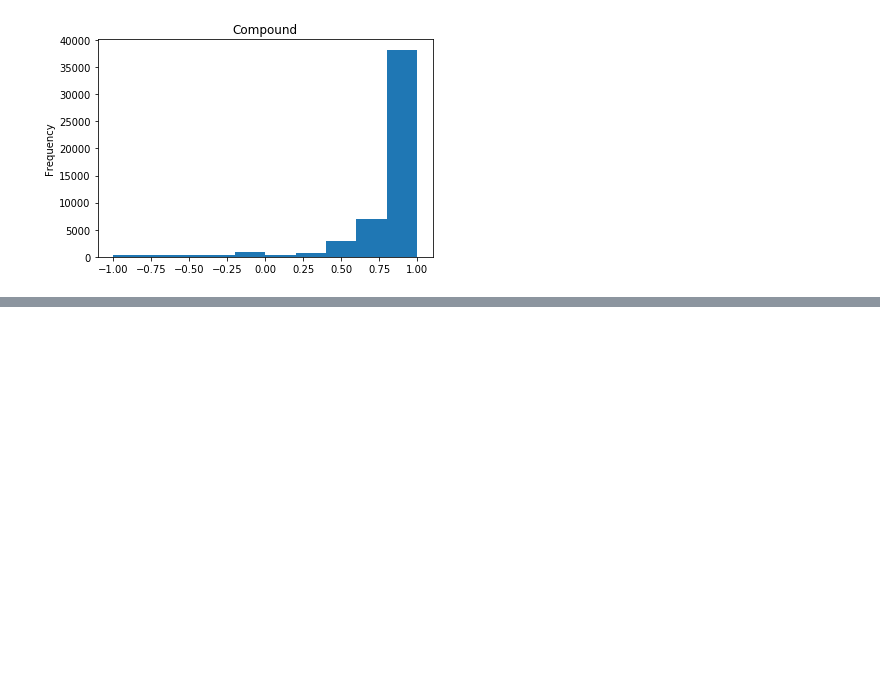
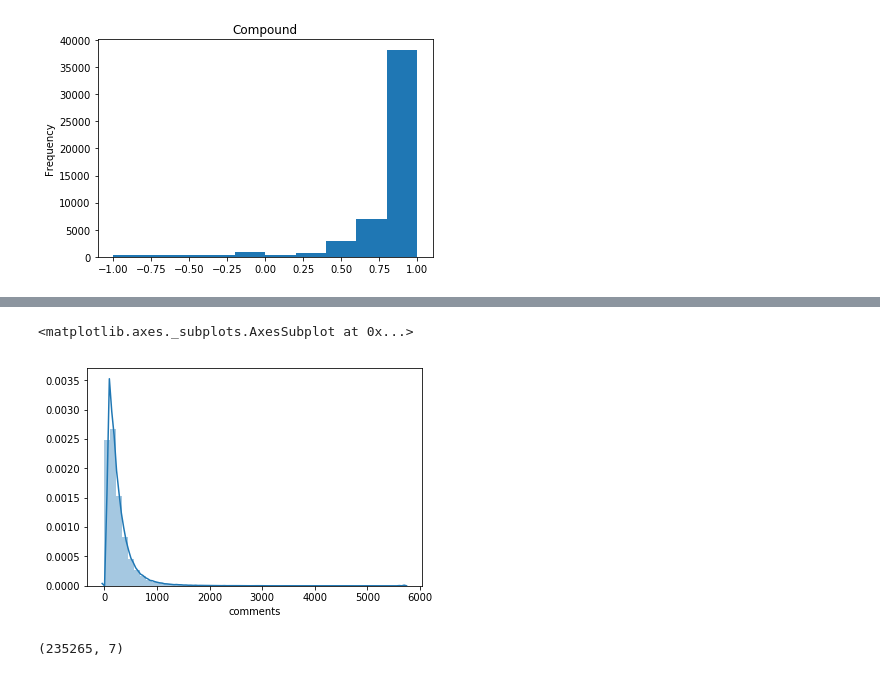
Before and after one commit to ivorydaae/airbnb-reviews-nlp, a Jupyter notebook: sentiment_analysis.ipynb, the cells around one changed output, grey strips where cells are left out. Cells and saved outputs as stored; diff of their text form; code cells hidden in the pictures; blank space fills up the shorter version.

```diff
--- a/sentiment_analysis.ipynb
+++ b/sentiment_analysis.ipynb
@@ -336,0 +515,4 @@ reviews_2020.to_csv("reviews2020-label.csv")
+# %%
+# ------ drop non english reviews ------
+# reviews_19 = reviews_19.loc[(reviews_19['lang'] == 'english') | (reviews_19['lang'] ==  'french')]
+reviews_19 = reviews_19.loc[(reviews_19['lang'] == 'english')]
@@ -336,0 +533,48 @@ reviews_2020.to_csv("reviews2020-label.csv")
+# %%
+# replace character encoding mistakes
+reviews_19['comments'] = reviews_19['comments'].apply(lambda x: x.replace('Ã¡', 'á'))
+reviews_19['comments'] = reviews_19['comments'].apply(lambda x: x.replace('Ã ', 'à'))
+reviews_19['comments'] = reviews_19['comments'].apply(lambda x: x.replace('Ã ', 'à'))
+reviews_19['comments'] = reviews_19['comments'].apply(lambda x: x.replace('Ã¢', 'â'))
+reviews_19['comments'] = reviews_19['comments'].apply(lambda x: x.replace('Ã\xa0', 'à'))
+reviews_19['comments'] = reviews_19['comments'].apply(lambda x: x.replace('Ã¥', 'å'))
+reviews_19['comments'] = reviews_19['comments'].apply(lambda x: x.replace('Ã£', 'ã'))
+reviews_19['comments'] = reviews_19['comments'].apply(lambda x: x.replace('Ã»', 'â'))
+reviews_19['comments'] = reviews_19['comments'].apply(lambda x: x.replace('Ã§', 'ç'))
+reviews_19['comments'] = reviews_19['comments'].apply(lambda x: x.replace('Ã©', 'é'))
+reviews_19['comments'] = reviews_19['comments'].apply(lambda x: x.replace('Ã¨', 'è'))
+reviews_19['comments'] = reviews_19['comments'].apply(lambda x: x.replace('Ã«', 'ë'))
+reviews_19['comments'] = reviews_19['comments'].apply(lambda x: x.replace('Ãª', 'ê'))
+reviews_19['comments'] = reviews_19['comments'].apply(lambda x: x.replace('Ã¯', 'ï'))
+reviews_19['comments'] = reviews_19['comments'].apply(lambda x: x.replace('Ã®', 'î'))
+reviews_19['comments'] = reviews_19['comments'].apply(lambda x: x.replace('Ã¬', 'ì'))
+reviews_19['comments'] = reviews_19['comments'].apply(lambda x: x.replace('Ã\xad', 'í'))
+reviews_19['comments'] = reviews_19['comments'].apply(lambda x: x.replace('Ã±', 'ñ'))
+reviews_19['comments'] = reviews_19['comments'].apply(lambda x: x.replace('Ã³', 'ó'))
+reviews_19['comments'] = reviews_19['comments'].apply(lambda x: x.replace('Ã²', 'ò'))
+reviews_19['comments'] = reviews_19['comments'].apply(lambda x: x.replace('Ã¶', 'ö'))
+reviews_19['comments'] = reviews_19['comments'].apply(lambda x: x.replace('Ã´', 'ô'))
+reviews_19['comments'] = reviews_19['comments'].apply(lambda x: x.replace('Ãµ', 'õ'))
+reviews_19['comments'] = reviews_19['comments'].apply(lambda x: x.replace('Ã°', 'ð'))
+reviews_19['comments'] = reviews_19['comments'].apply(lambda x: x.replace('Ã¸', 'ø'))
+reviews_19['comments'] = reviews_19['comments'].apply(lambda x: x.replace('Ãº', 'ú'))
+reviews_19['comments'] = reviews_19['comments'].apply(lambda x: x.replace('Ã¹', 'ù'))
+reviews_19['comments'] = reviews_19['comments'].apply(lambda x: x.replace('Ã¼', 'ü'))
+reviews_19['comments'] = reviews_19['comments'].apply(lambda x: x.replace('Ã½', 'ý'))
+reviews_19['comments'] = reviews_19['comments'].apply(lambda x: x.replace('Ã¿', 'ÿ'))
+reviews_19['comments'] = reviews_19['comments'].apply(lambda x: x.replace('Ã?', 'Æ'))
+reviews_19['comments'] = reviews_19['comments'].apply(lambda x: x.replace('Ã¦', 'æ'))
+reviews_19['comments'] = reviews_19['comments'].apply(lambda x: x.replace('Â', ''))
+# br
+reviews_19['comments'] = reviews_19['comments'] = reviews_19['comments'].apply(lambda x: x.replace('<br />', ' '))
+# %%
+# ------ cleaned reviews length distribution ------
+sns.distplot(reviews_19["comments"].str.len())
+# %% [output]
+<matplotlib.axes._subplots.AxesSubplot at 0x...>
+[figure, added]
+# %%
+# ------ cleaned dataset shape ------
+reviews_19.shape
+# %% [output]
+(235265, 7)
```
Also changed, not shown: parts of 72 cells of this notebook, 2 other files.
